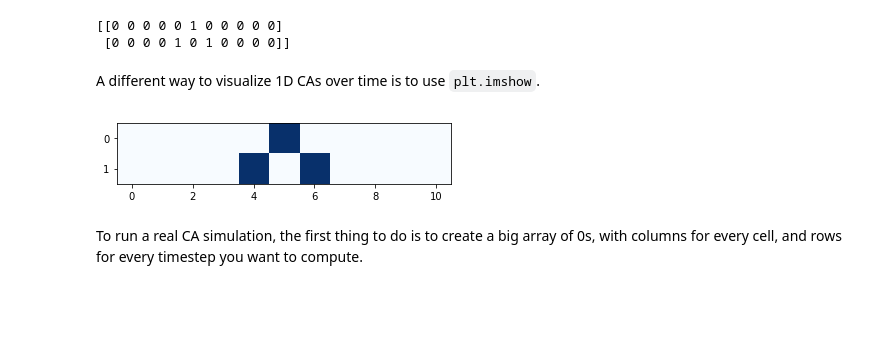
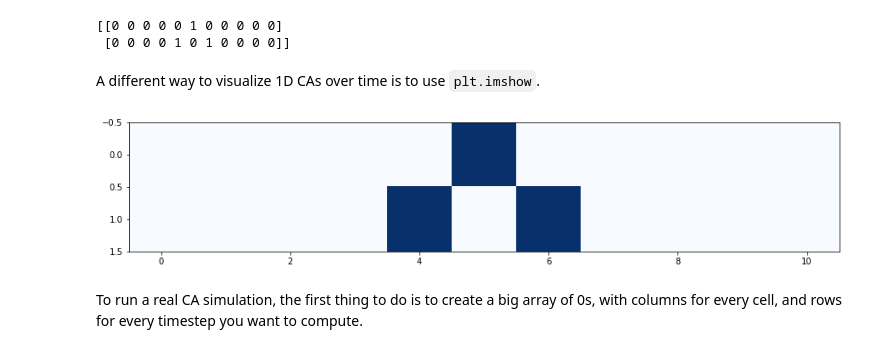
Before and after one commit to madison-python/think-complexity, a Jupyter notebook: cellular-automatons.ipynb, the cells around one changed output. Cells and saved outputs as stored; diff of their text form; code cells hidden in the pictures; blank space fills up the shorter version.

```diff
--- a/cellular-automatons.ipynb
+++ b/cellular-automatons.ipynb
@@ -64,13 +62,21 @@ print(world)
 # %% [markdown]
 A different way to visualize 1D CAs over time is to use `plt.imshow`.
 # %%
+import matplotlib
+import matplotlib.pyplot as plt
+%matplotlib inline
+
+width = 15
+height = 10
+matplotlib.rcParams['figure.figsize'] = (width, height)
+
 def plot_ca(array):
     cmap = plt.get_cmap('Blues')
     plt.imshow(array, interpolation='none', cmap=cmap)
 
 plot_ca(world)
 # %% [output]
-[figure, old version]
+[figure, new version]
 # %% [markdown]
 To run a real CA simulation, the first thing to do is to create a big array of 0s, with columns for every cell, and rows for every timestep you want to compute.
 # %%
```
Also changed, not shown: parts of 9 cells of this notebook, 3 other files.
